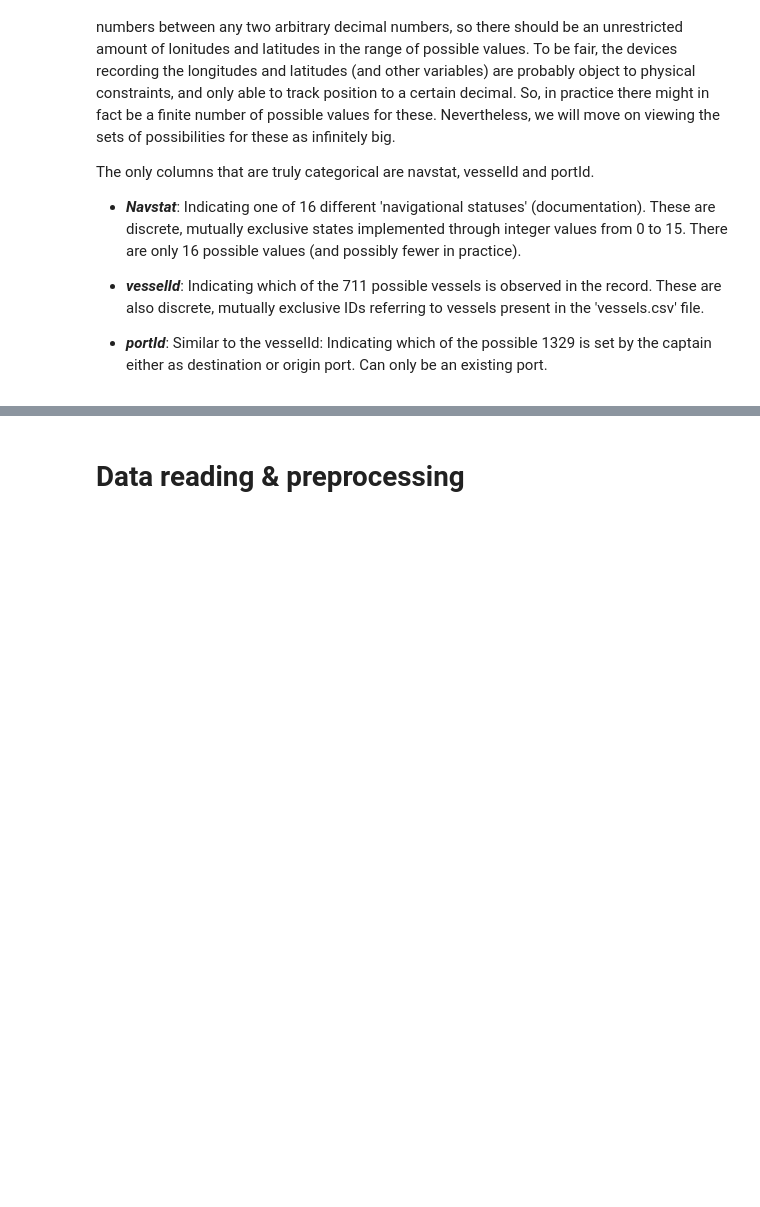
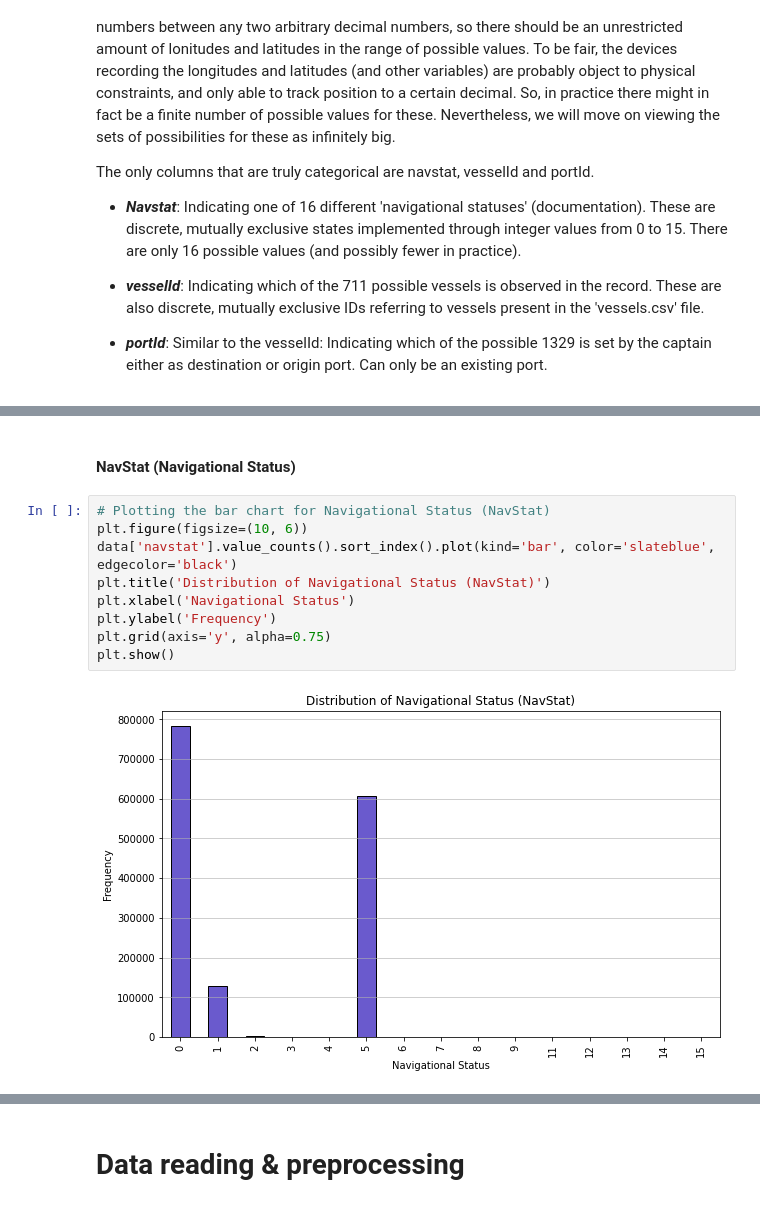
Before and after one commit to sondrmsk/MachineLearningProject, a Jupyter notebook: long_notebook_ML.ipynb, the cells around one changed output, grey strips where cells are left out. Drawn from its saved outputs; the diff is of its cells as text; blank space fills up the shorter version.

```diff
--- a/long_notebook_ML.ipynb
+++ b/long_notebook_ML.ipynb
@@ -165,0 +235,13 @@ Hedda, fiks histogram som gir meining med kommentarer
+# %% [markdown]
+#### NavStat (Navigational Status)
+# %%
+# Plotting the bar chart for Navigational Status (NavStat)
+plt.figure(figsize=(10, 6))
+data['navstat'].value_counts().sort_index().plot(kind='bar', color='slateblue', edgecolor='black')
+plt.title('Distribution of Navigational Status (NavStat)')
+plt.xlabel('Navigational Status')
+plt.ylabel('Frequency')
+plt.grid(axis='y', alpha=0.75)
+plt.show()
+# %% [output]
+[figure, added]
```
Also changed, not shown: parts of 27 cells of this notebook.
